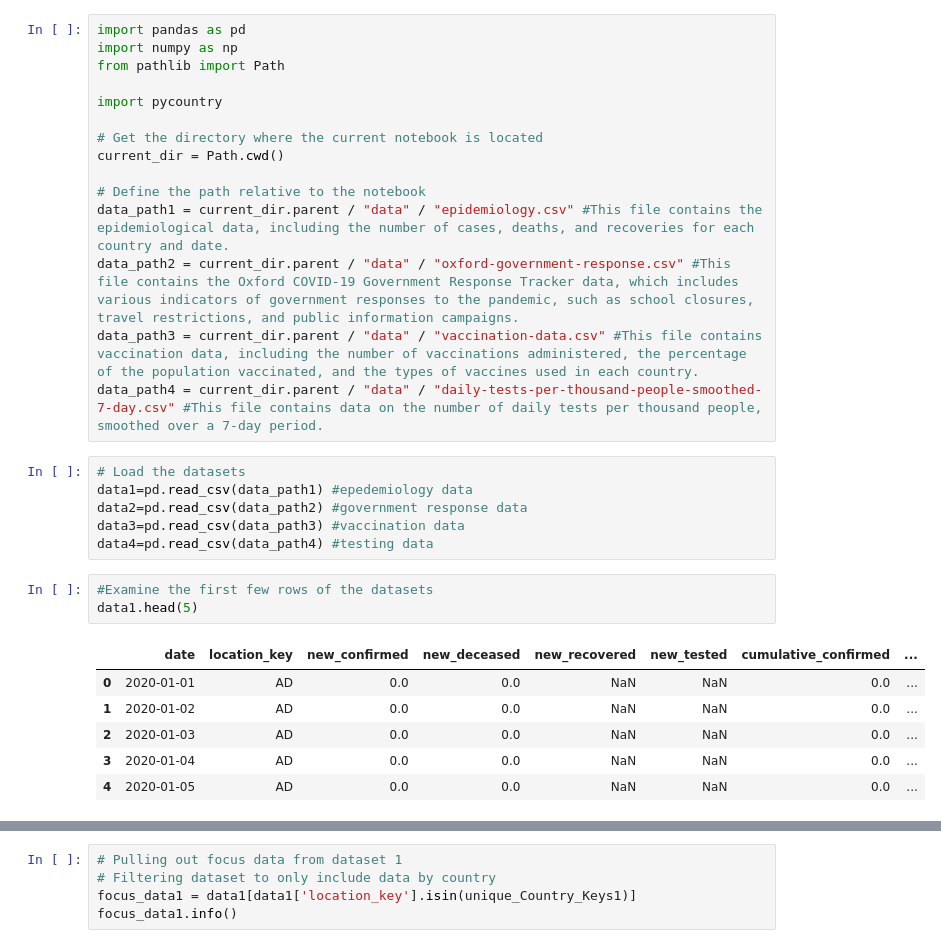
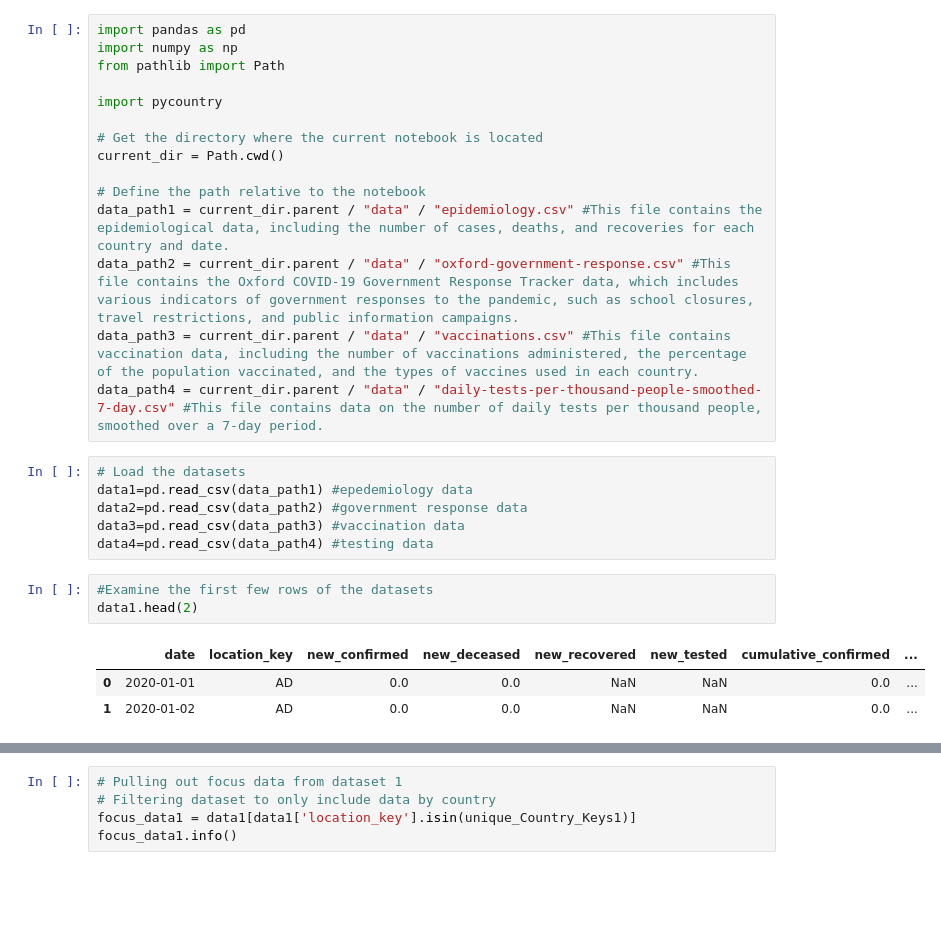
Before and after one commit to vichalder/final_project, a Jupyter notebook: notebooks/Data_cleaning_and_merging.ipynb, the cells around one changed output, grey strips where cells are left out. Drawn from its saved outputs; the diff is of its cells as text; blank space fills up the shorter version.

```diff
--- a/notebooks/Data_cleaning_and_merging.ipynb
+++ b/notebooks/Data_cleaning_and_merging.ipynb
@@ -11,7 +11,7 @@ current_dir = Path.cwd()
 # Define the path relative to the notebook
 data_path1 = current_dir.parent / "data" / "epidemiology.csv" #This file contains the epidemiological data, including the number of cases, deaths, and recoveries for each country and date.
 data_path2 = current_dir.parent / "data" / "oxford-government-response.csv" #This file contains the Oxford COVID-19 Government Response Tracker data, which includes various indicators of government responses to the pandemic, such as school closures, travel restrictions, and public information campaigns.
-data_path3 = current_dir.parent / "data" / "vaccination-data.csv" #This file contains vaccination data, including the number of vaccinations administered, the percentage of the population vaccinated, and the types of vaccines used in each country.
+data_path3 = current_dir.parent / "data" / "vaccinations.csv" #This file contains vaccination data, including the number of vaccinations administered, the percentage of the population vaccinated, and the types of vaccines used in each country.
 data_path4 = current_dir.parent / "data" / "daily-tests-per-thousand-people-smoothed-7-day.csv" #This file contains data on the number of daily tests per thousand people, smoothed over a 7-day period.
 # %%
 # Load the datasets
@@ -21,12 +21,9 @@ data3=pd.read_csv(data_path3) #vaccination data
 data4=pd.read_csv(data_path4) #testing data
 # %%
 #Examine the first few rows of the datasets
-data1.head(5)
+data1.head(2)
 # %% [output]
 |  | date | location_key | new_confirmed | new_deceased | new_recovered | new_tested | cumulative_confirmed | ... |
 | 0 | 2020-01-01 | AD | 0.0 | 0.0 | NaN | NaN | 0.0 | ... |
 | 1 | 2020-01-02 | AD | 0.0 | 0.0 | NaN | NaN | 0.0 | ... |
-| 2 | 2020-01-03 | AD | 0.0 | 0.0 | NaN | NaN | 0.0 | ... |
-| 3 | 2020-01-04 | AD | 0.0 | 0.0 | NaN | NaN | 0.0 | ... |
-| 4 | 2020-01-05 | AD | 0.0 | 0.0 | NaN | NaN | 0.0 | ... |
 # %%
```
Also changed, not shown: parts of 26 cells of this notebook, 1 other file.
